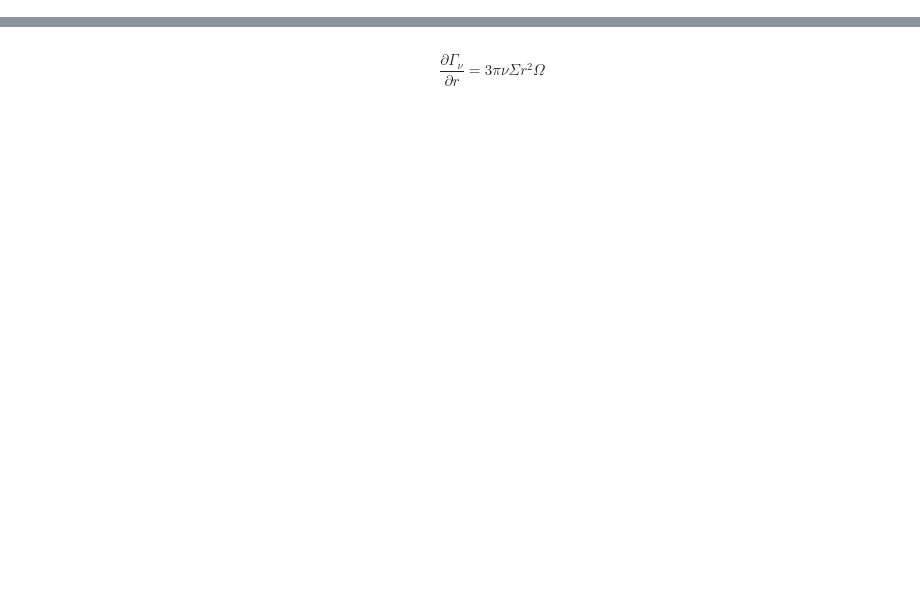
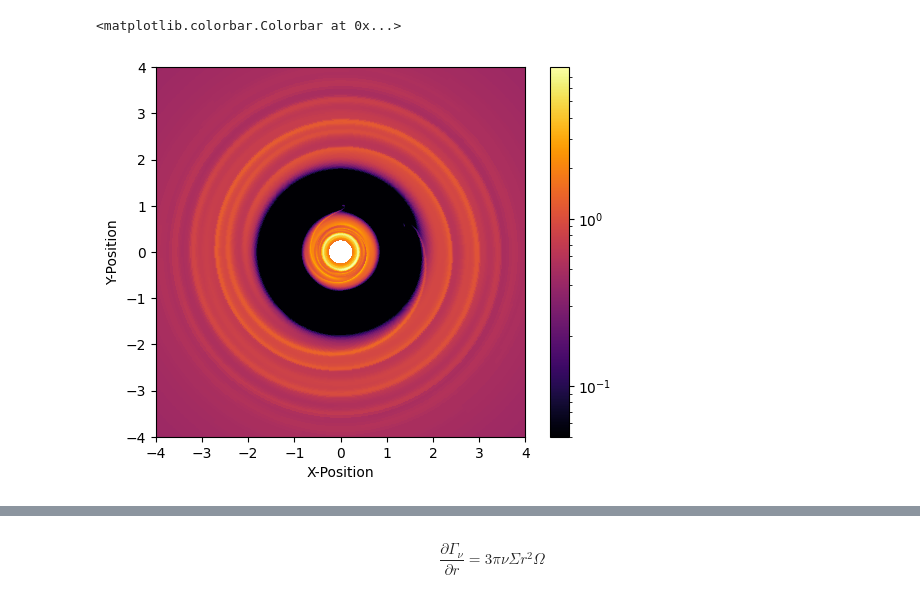
Before and after one commit to SudatKhan/athena_simulations, a Jupyter notebook: resonance_torque.ipynb, the cells around one changed output, grey strips where cells are left out. Cells and saved outputs as stored; diff of their text form; code cells hidden in the pictures; blank space fills up the shorter version.

```diff
--- a/resonance_torque.ipynb
+++ b/resonance_torque.ipynb
@@ -87,3 +62,14 @@ plt.plot(a2,b2, color='green')
+# %%
+plt.pcolormesh(x, y, (dens), cmap='inferno', norm='log', vmin=0.05)
+plt.xlabel('X-Position')
+plt.ylabel('Y-Position')
+plt.axis('square')
+plt.xlim(-4,4)
+plt.ylim(-4,4)
+plt.colorbar()
+# %% [output]
+<matplotlib.colorbar.Colorbar at 0x...>
+[figure, added]
 # %%
 plt.figure(figsize=(13,6))
 
```
Also changed, not shown: parts of 22 cells of this notebook.
